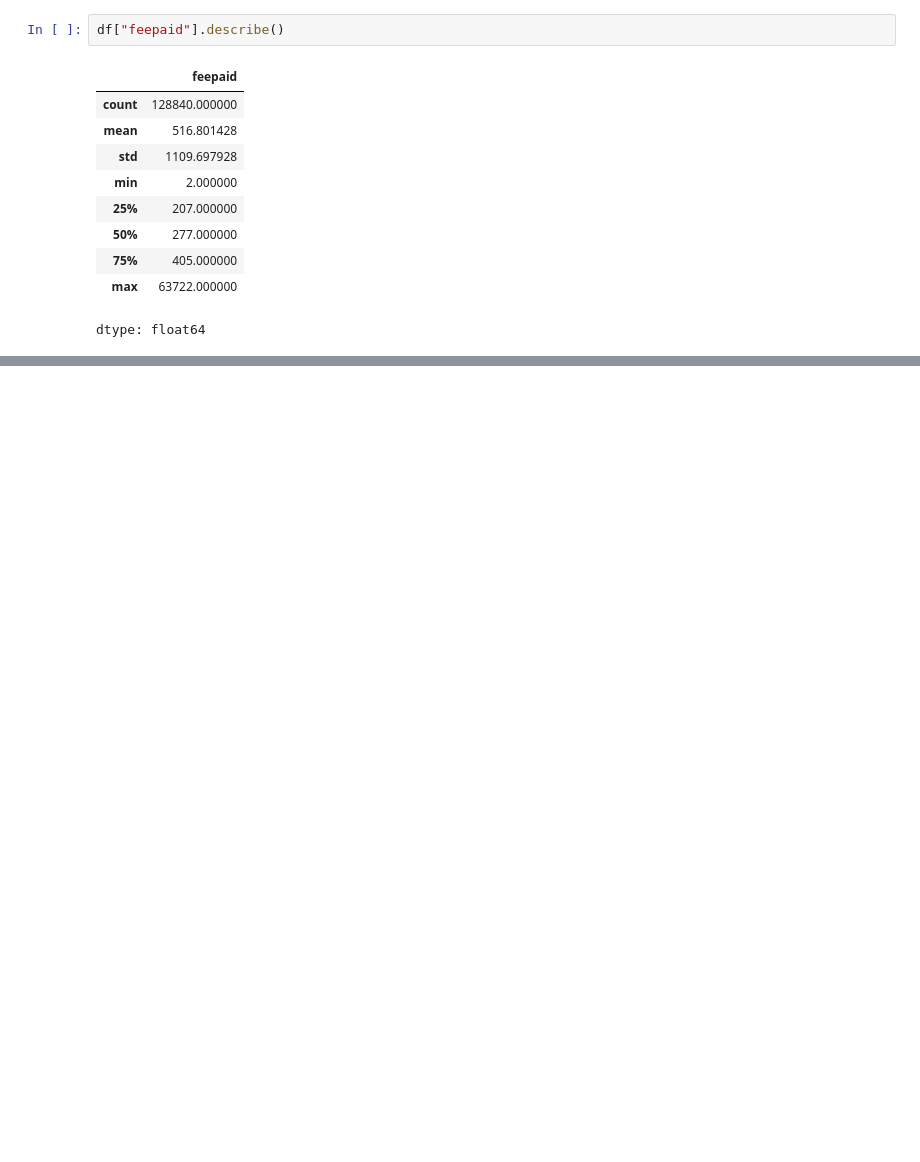
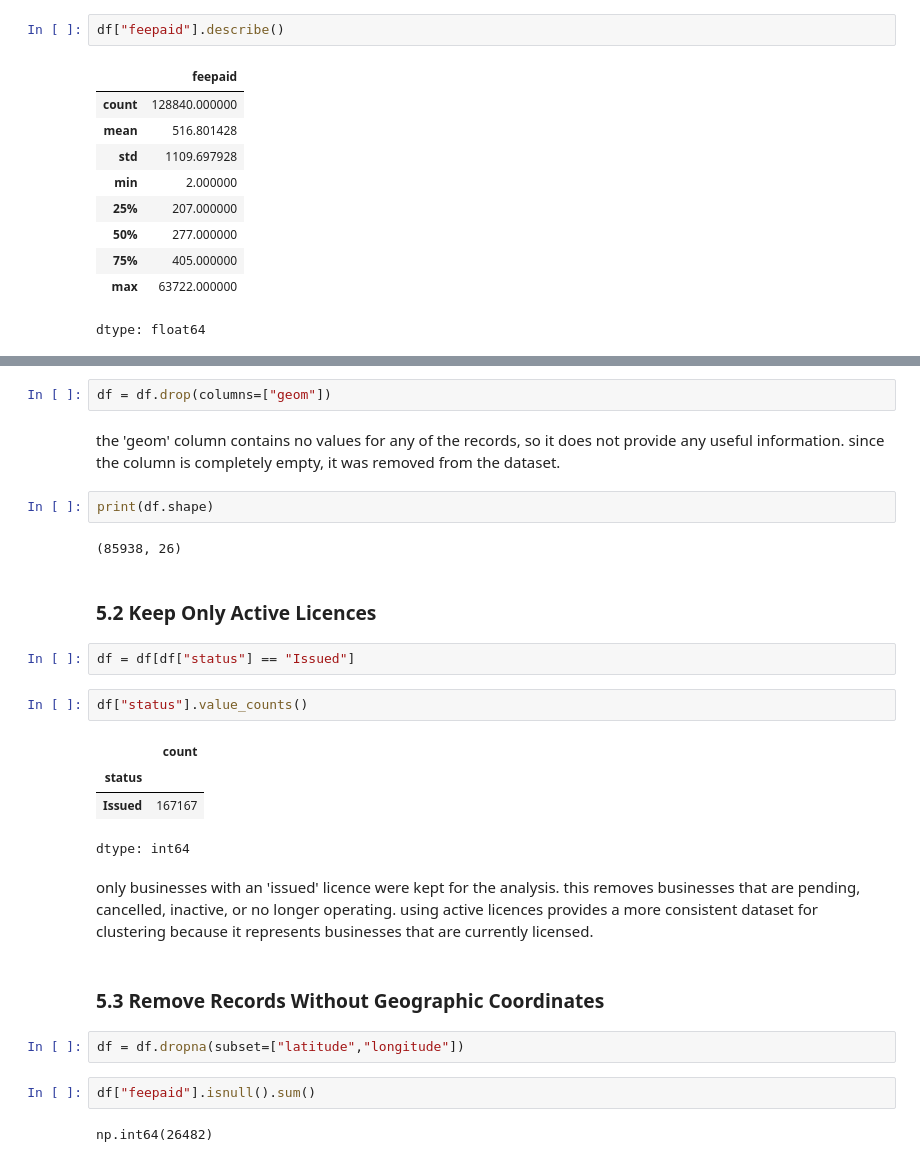
Before and after one commit to MSagri05/Assignment-03-Unsupervised-Learning-Classical-NLP, a Jupyter notebook: Assignment_3_Unsupervised_Learning_&_Classical_NLP.ipynb, the cells around one changed output, grey strips where cells are left out. Drawn from its saved outputs; the diff is of its cells as text; blank space fills up the shorter version.

```diff
--- a/Assignment_3_Unsupervised_Learning_&_Classical_NLP.ipynb
+++ b/Assignment_3_Unsupervised_Learning_&_Classical_NLP.ipynb
@@ -208,0 +256,29 @@ dtype: float64
+# %%
+df = df.drop(columns=["geom"])
+# %% [markdown]
+the 'geom' column contains no values for any of the records, so it does not provide any useful information. since the column is completely empty, it was removed from the dataset.
+# %%
+print(df.shape)
+# %% [output]
+(85938, 26)
+# %% [markdown]
+### 5.2 Keep Only Active Licences
+# %%
+df = df[df["status"] == "Issued"]
+# %%
+df["status"].value_counts()
+# %% [output]
+|  | count |
+| status |  |
+| Issued | 167167 |
+dtype: int64
+# %% [markdown]
+only businesses with an 'issued' licence were kept for the analysis. this removes businesses that are pending, cancelled, inactive, or no longer operating. using active licences provides a more consistent dataset for clustering because it represents businesses that are currently licensed.
+# %% [markdown]
+### 5.3 Remove Records Without Geographic Coordinates
+# %%
+df = df.dropna(subset=["latitude","longitude"])
+# %%
+df["feepaid"].isnull().sum()
+# %% [output]
+np.int64(26482)
```
Also changed, not shown: parts of 18 cells of this notebook.
